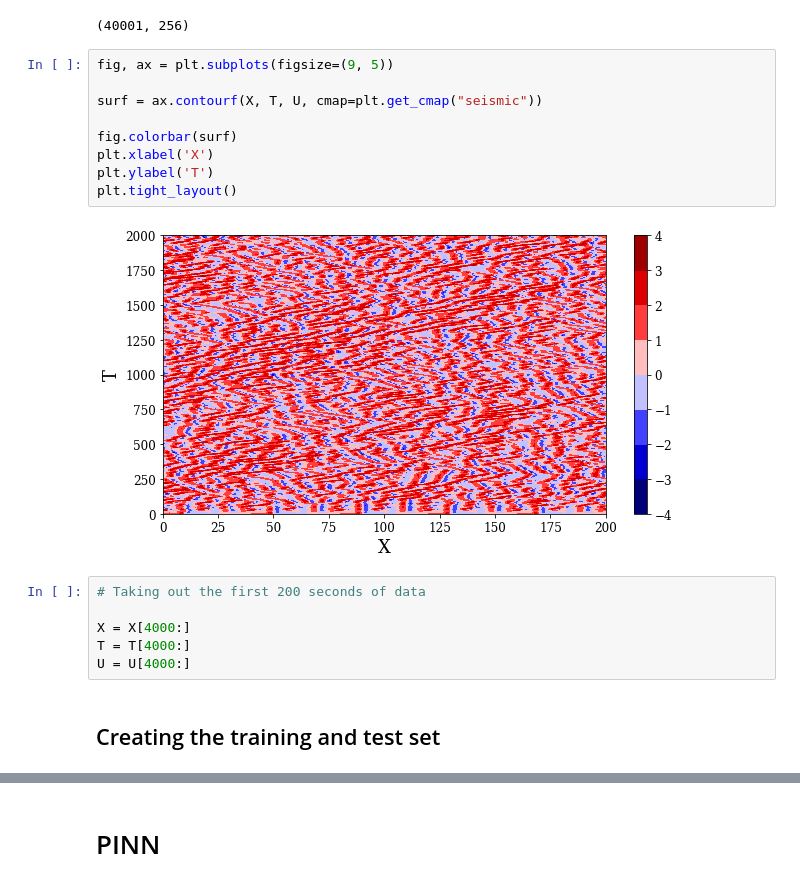
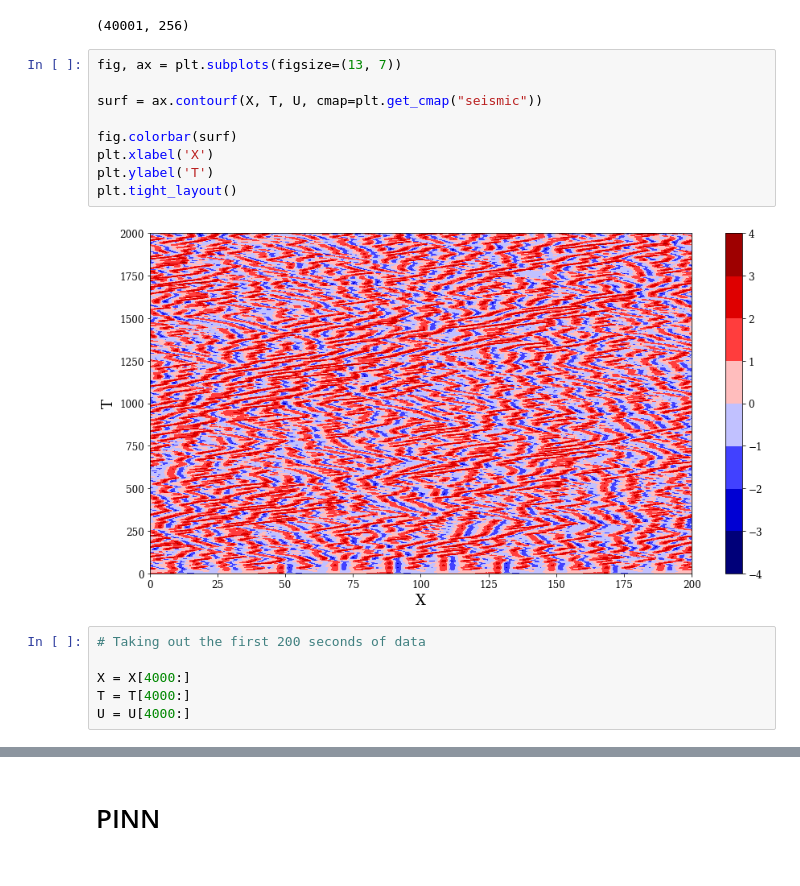
Before and after one commit to pirao/Kuramoto_PINN, a Jupyter notebook: PINN_Kuramoto.ipynb, the cells around one changed output, grey strips where cells are left out. Saved outputs shown, nothing was run; the diff lists cells and outputs as text.

```diff
--- a/PINN_Kuramoto.ipynb
+++ b/PINN_Kuramoto.ipynb
@@ -42,21 +42,19 @@ X.shape
 # %% [output]
 (40001, 256)
 # %%
-fig, ax = plt.subplots(figsize=(9, 5))
+fig, ax = plt.subplots(figsize=(13, 7))
 
 surf = ax.contourf(X, T, U, cmap=plt.get_cmap("seismic"))
 
 fig.colorbar(surf)
 plt.xlabel('X')
 plt.ylabel('T')
 plt.tight_layout()
 # %% [output]
-[figure, old version]
+[figure, new version]
 # %%
 # Taking out the first 200 seconds of data
 
 X = X[4000:]
 T = T[4000:]
 U = U[4000:]
-# %% [markdown]
-## Creating the training and test set
```
Also changed, not shown: parts of 13 cells of this notebook, 1 other file.
